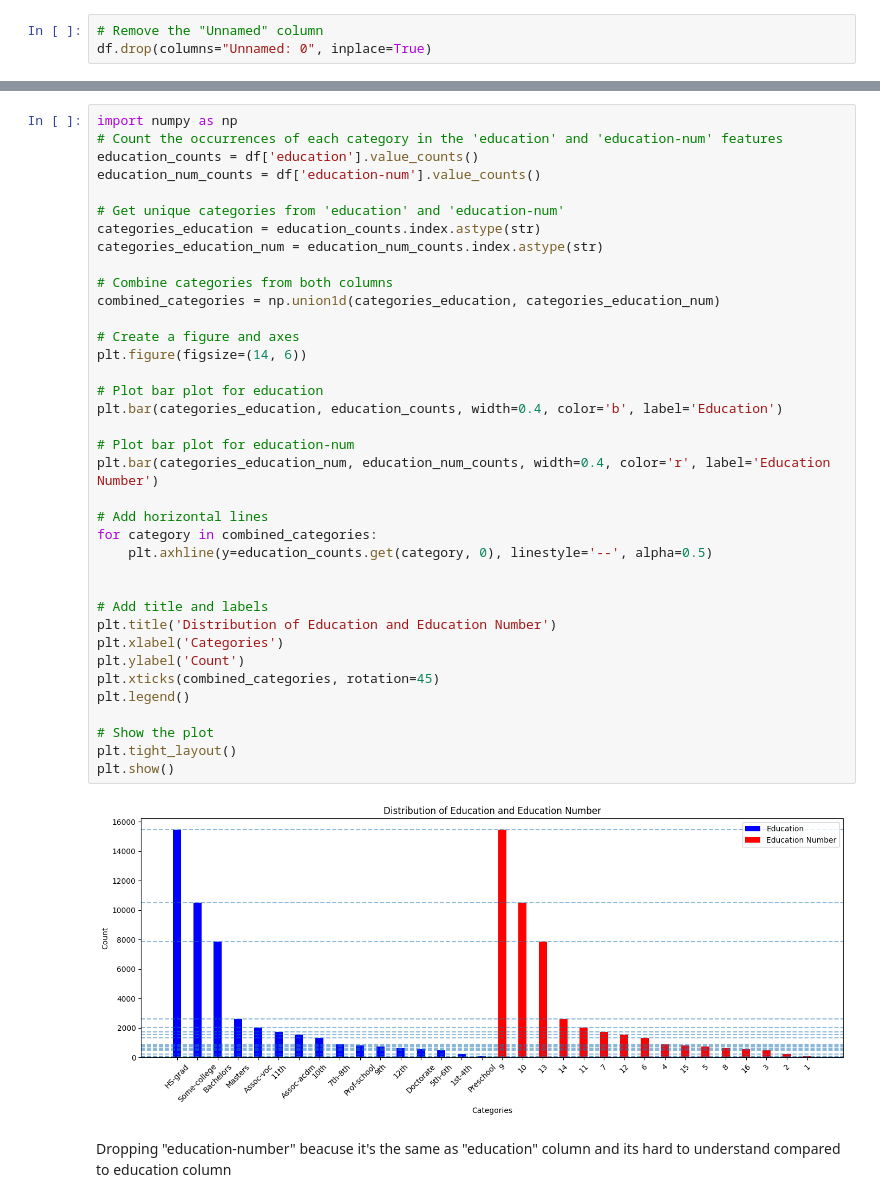
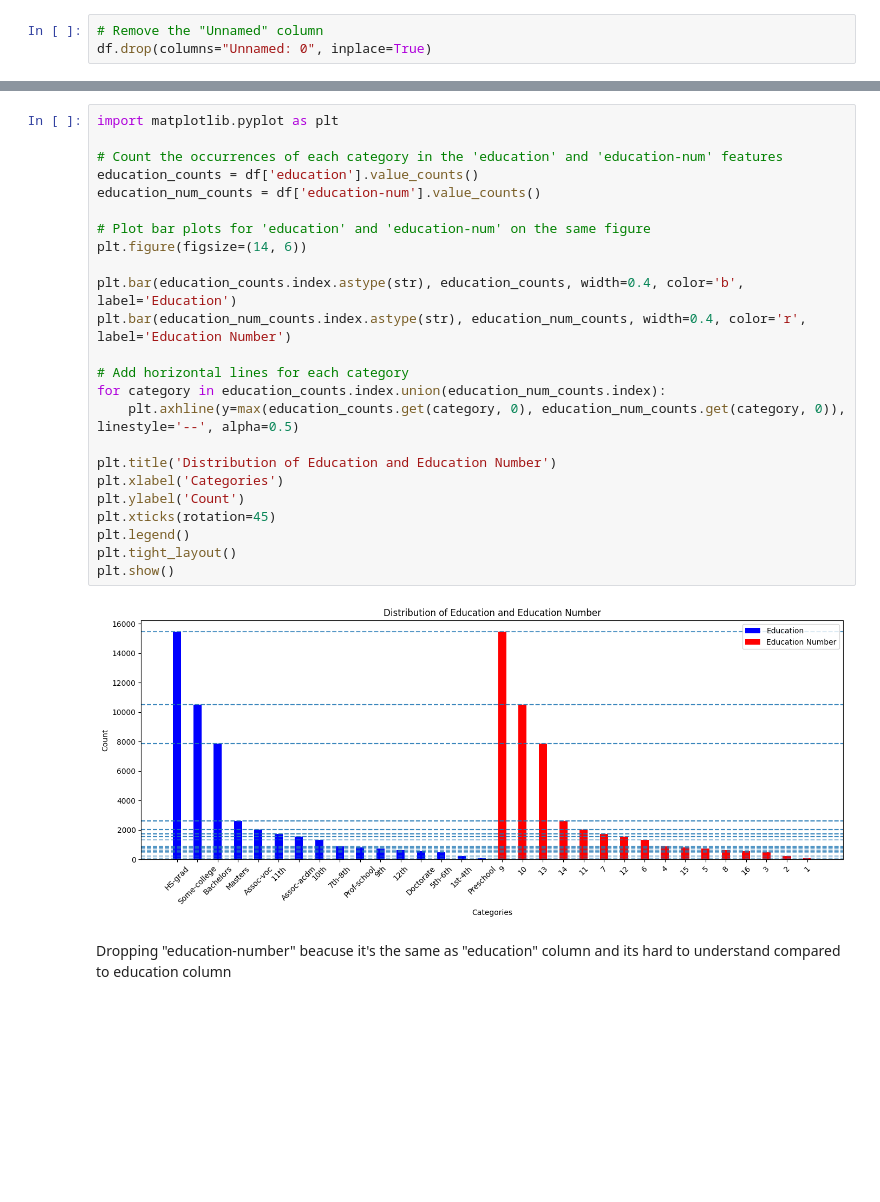
Before and after one commit to GACS2002/Income_Prediction, a Jupyter notebook: preprocessing.ipynb, the cells around one changed output, grey strips where cells are left out. Drawn from its saved outputs; the diff is of its cells as text; blank space fills up the shorter version.

```diff
--- a/preprocessing.ipynb
+++ b/preprocessing.ipynb
@@ -344,44 +360,31 @@ print(df)
 
 [47621 rows x 15 columns]
 # %%
-import numpy as np
+import matplotlib.pyplot as plt
+
 # Count the occurrences of each category in the 'education' and 'education-num' features
 education_counts = df['education'].value_counts()
 education_num_counts = df['education-num'].value_counts()
 
-# Get unique categories from 'education' and 'education-num'
-categories_education = education_counts.index.astype(str)
-categories_education_num = education_num_counts.index.astype(str)
-
-# Combine categories from both columns
-combined_categories = np.union1d(categories_education, categories_education_num)
-
-# Create a figure and axes
+# Plot bar plots for 'education' and 'education-num' on the same figure
 plt.figure(figsize=(14, 6))
 
-# Plot bar plot for education
-plt.bar(categories_education, education_counts, width=0.4, color='b', label='Education')
+plt.bar(education_counts.index.astype(str), education_counts, width=0.4, color='b', label='Education')
+plt.bar(education_num_counts.index.astype(str), education_num_counts, width=0.4, color='r', label='Education Number')
 
-# Plot bar plot for education-num
-plt.bar(categories_education_num, education_num_counts, width=0.4, color='r', label='Education Number')
+# Add horizontal lines for each category
+for category in education_counts.index.union(education_num_counts.index):
+    plt.axhline(y=max(education_counts.get(category, 0), education_num_counts.get(category, 0)), linestyle='--', alpha=0.5)
 
-# Add horizontal lines
-for category in combined_categories:
-    plt.axhline(y=education_counts.get(category, 0), linestyle='--', alpha=0.5)
-
-
-# Add title and labels
 plt.title('Distribution of Education and Education Number')
 plt.xlabel('Categories')
 plt.ylabel('Count')
-plt.xticks(combined_categories, rotation=45)
+plt.xticks(rotation=45)
 plt.legend()
-
-# Show the plot
 plt.tight_layout()
 plt.show()
 # %% [output]
-[figure, old version]
+[figure, new version]
 # %% [markdown]
 Dropping "education-number" beacuse it's the same as "education" column and its hard to understand compared to education column
 # %%
```
Also changed, not shown: parts of 35 cells of this notebook, 11 other files.
